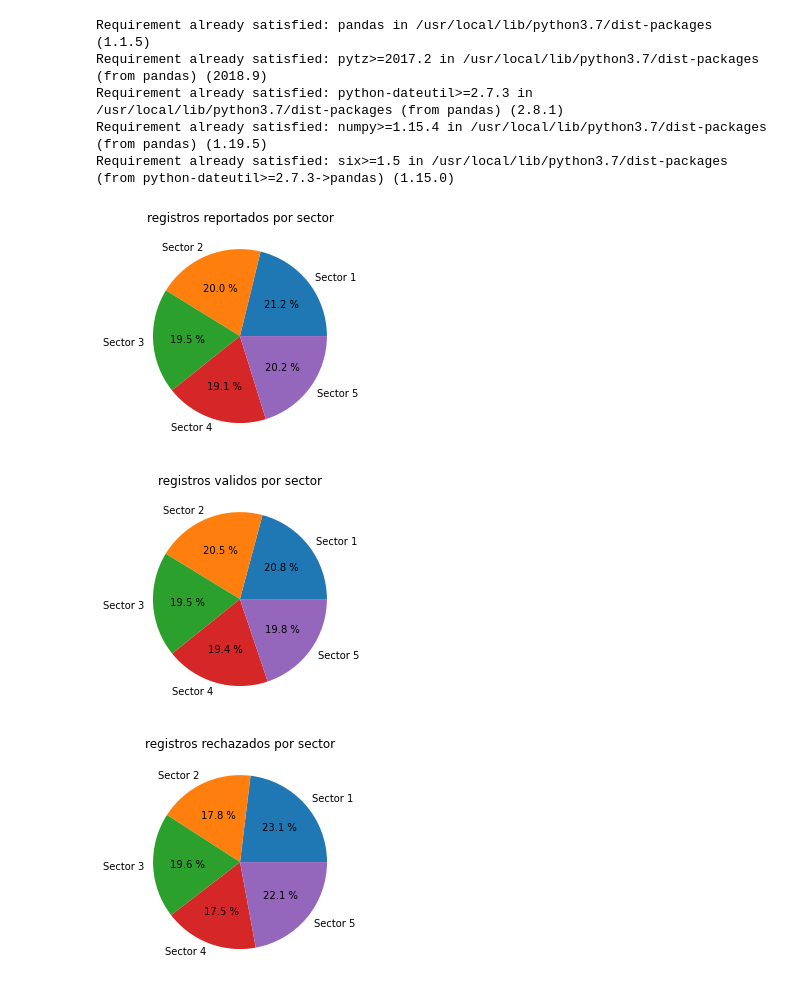
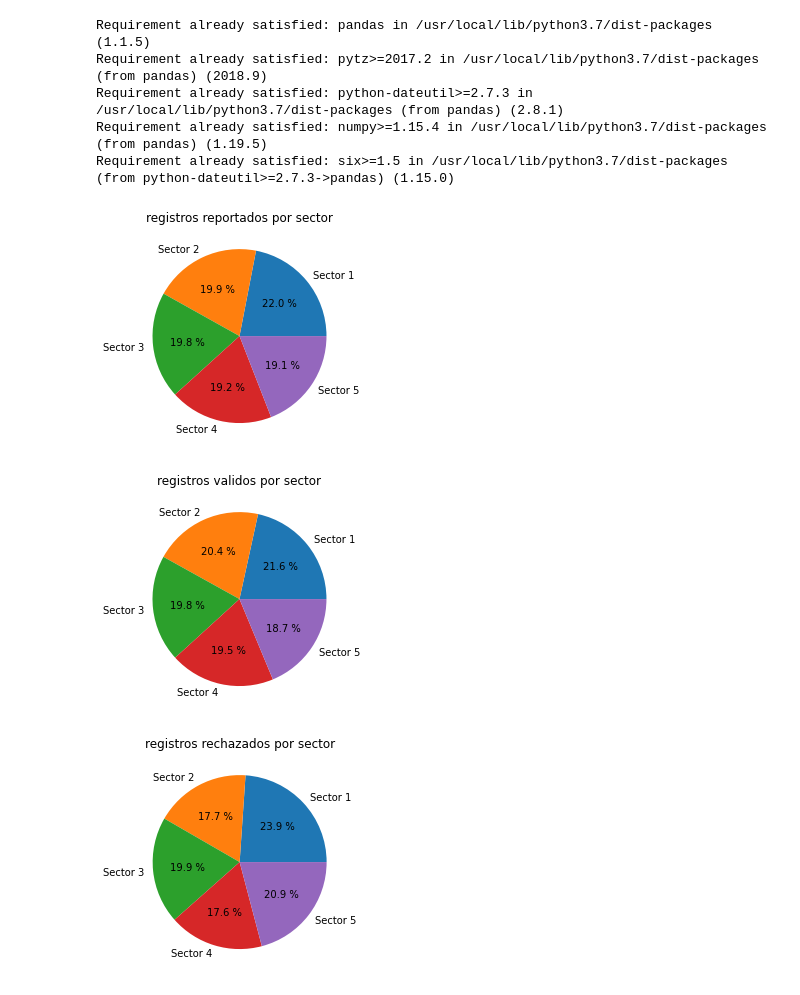
Before and after one commit to Eduardo-Gil/Datos, a Jupyter notebook: Prueba.ipynb, the cells around one changed output. Cells and saved outputs as stored; diff of their text form; code cells hidden in the pictures.

```diff
--- a/Prueba.ipynb
+++ b/Prueba.ipynb
@@ -16,29 +17,32 @@ df = pd.read_csv(url)
 import pandas as pd
 import numpy as np
 # %%
+#2) Graficar el total de registros reportados por sector usando un gráfico de torta.
 import matplotlib.pyplot as plt
 
-df_fil = df.groupby(by = 'Sector').mean()
+df_fil = df.groupby(by = 'Sector').sum()
 plt.title("registros reportados por sector")
 plt.pie(df_fil['Reportados'],labels=df_fil.index, autopct= "%0.1f %%")
 plt.show()
 # %% [output]
-[figure, old version]
+[figure, new version]
 # %%
+#3) Graficar el total de registros válidos por sector usando un gráfico de torta.
 import matplotlib.pyplot as plt
-df_fil = df.groupby(by = 'Sector').mean()
+df_fil = df.groupby(by = 'Sector').sum()
 plt.title("registros validos por sector")
 plt.pie(df_fil['Validos'],labels=df_fil.index, autopct= "%0.1f %%")
 plt.show()
 # %% [output]
-[figure, old version]
+[figure, new version]
 # %%
+#4) Graficar el total de registros rechazados por sector usando un gráfico de torta.
 import matplotlib.pyplot as plt
 
-df_fil = df.groupby(by = 'Sector').mean()
+df_fil = df.groupby(by = 'Sector').sum()
 plt.title("registros rechazados por sector")
 plt.pie(df_fil['Rechazados'],labels=df_fil.index, autopct= "%0.1f %%")
 plt.show()
 # %% [output]
-[figure, old version]
+[figure, new version]
 # %%
```
Also changed, not shown: parts of 2 cells of this notebook.
